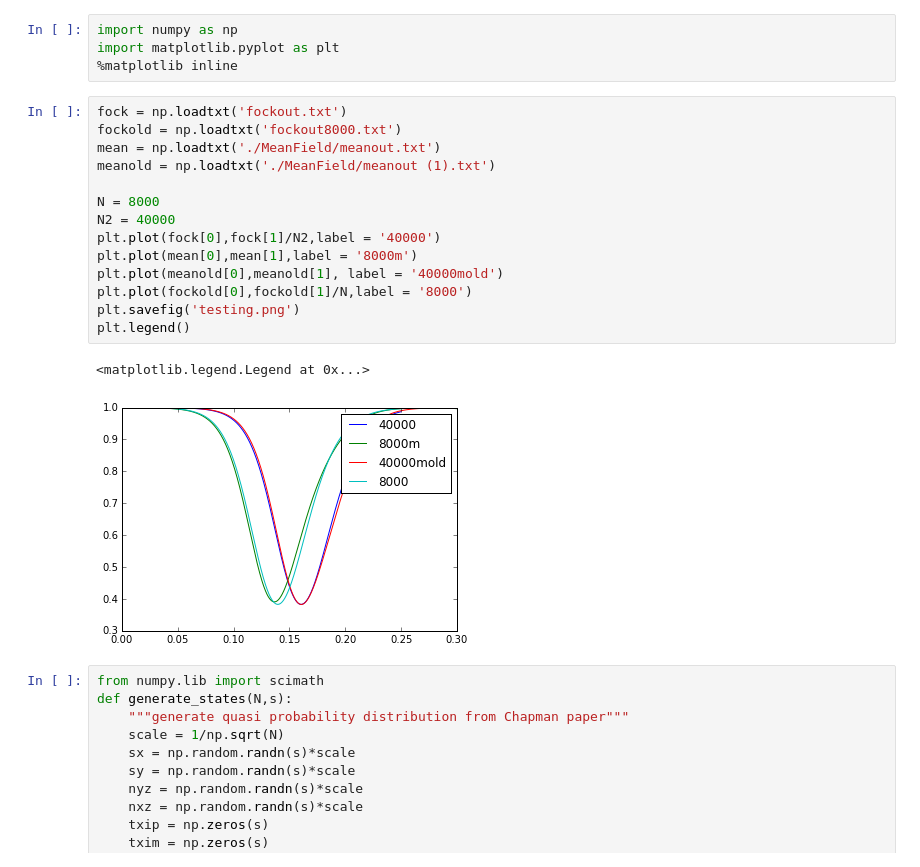
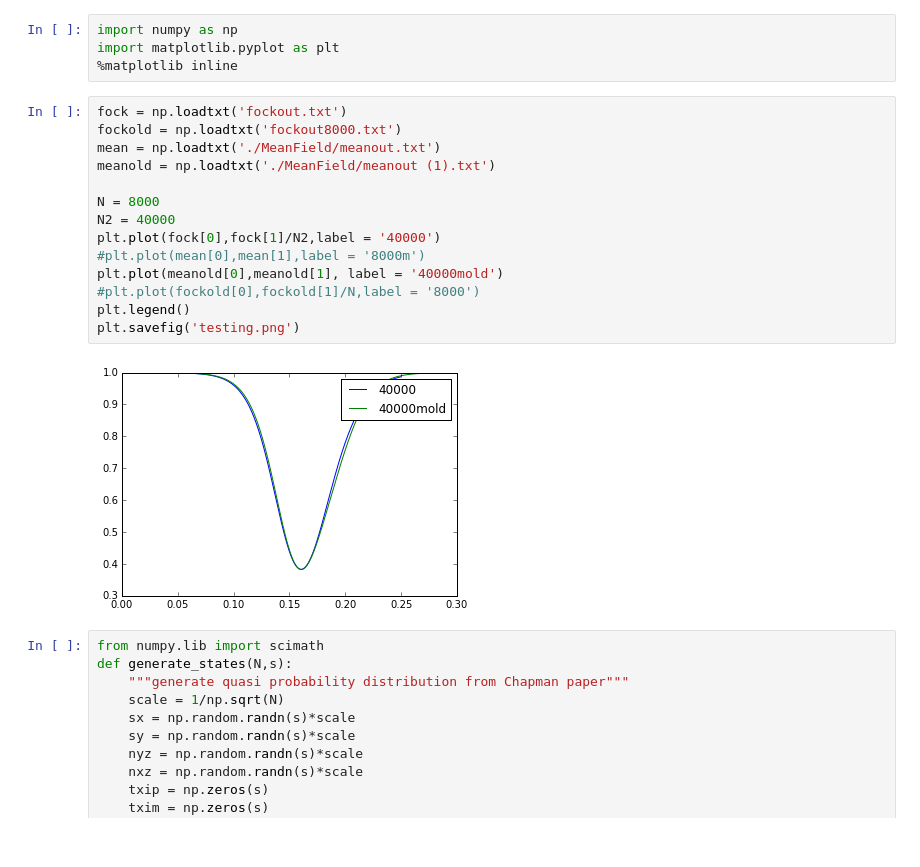
Before and after one commit to ZachGlassman/MySpinorSim, a Jupyter notebook: Compare Sims.ipynb, the cells around one changed output. Drawn from its saved outputs; the diff is of its cells as text.

```diff
--- a/Compare Sims.ipynb
+++ b/Compare Sims.ipynb
@@ -5,20 +5,19 @@ import matplotlib.pyplot as plt
 # %%
 fock = np.loadtxt('fockout.txt')
 fockold = np.loadtxt('fockout8000.txt')
 mean = np.loadtxt('./MeanField/meanout.txt')
 meanold = np.loadtxt('./MeanField/meanout (1).txt')
 
 N = 8000
 N2 = 40000
 plt.plot(fock[0],fock[1]/N2,label = '40000')
-plt.plot(mean[0],mean[1],label = '8000m')
+#plt.plot(mean[0],mean[1],label = '8000m')
 plt.plot(meanold[0],meanold[1], label = '40000mold')
-plt.plot(fockold[0],fockold[1]/N,label = '8000')
+#plt.plot(fockold[0],fockold[1]/N,label = '8000')
+plt.legend()
 plt.savefig('testing.png')
-plt.legend()
 # %% [output]
-<matplotlib.legend.Legend at 0x...>
-[figure, old version]
+[figure, new version]
 # %%
 from numpy.lib import scimath
 def generate_states(N,s):
```
Also changed, not shown: 3 other files.
